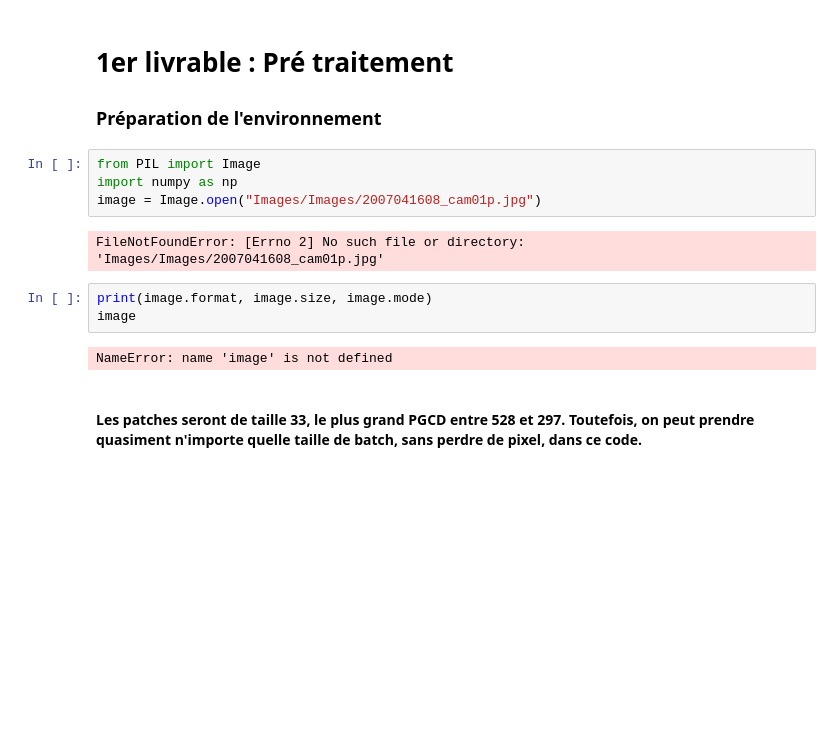
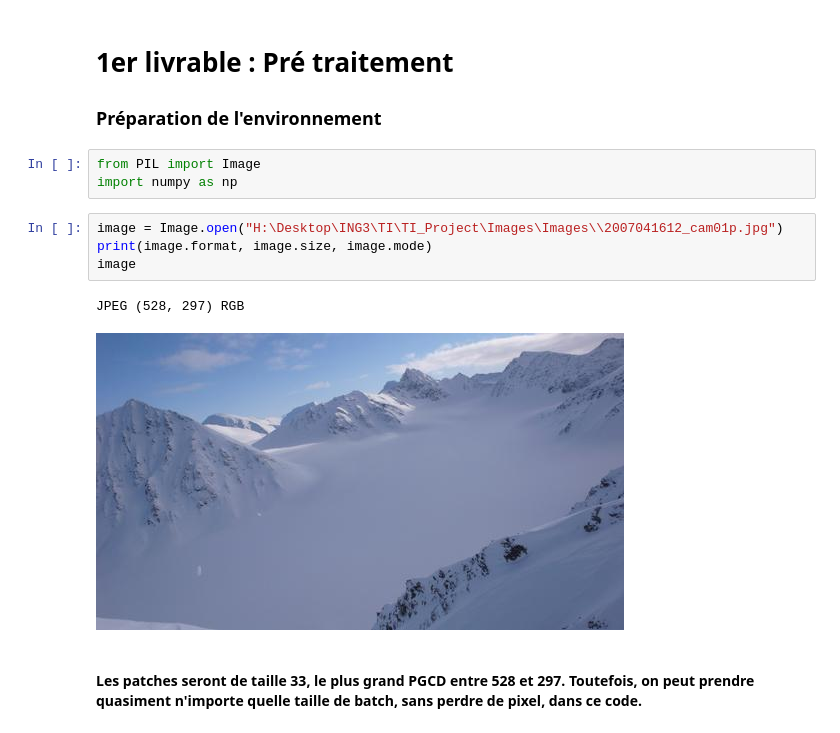
Before and after one commit to maitreRi/TI_Project, a Jupyter notebook: Livrable_1/livrable_1.ipynb, the cells around one changed output. Drawn from its saved outputs; the diff is of its cells as text; blank space fills up the shorter version.

```diff
--- a/Livrable_1/livrable_1.ipynb
+++ b/Livrable_1/livrable_1.ipynb
@@ -4,14 +4,13 @@
 # %%
 from PIL import Image
 import numpy as np
-image = Image.open("Images/Images/2007041608_cam01p.jpg")
-# %% [output]
-FileNotFoundError: [Errno 2] No such file or directory: 'Images/Images/2007041608_cam01p.jpg'
 # %%
+image = Image.open("H:\Desktop\ING3\TI\TI_Project\Images\Images\\2007041612_cam01p.jpg")
 print(image.format, image.size, image.mode)
 image
 # %% [output]
-NameError: name 'image' is not defined
+JPEG (528, 297) RGB
+[figure, added]
 # %% [markdown]
 #### Les patches seront de taille 33, le plus grand PGCD entre 528 et 297. Toutefois, on peut prendre quasiment n'importe quelle taille de batch, sans perdre de pixel, dans ce code.
 # %%
```
Also changed, not shown: parts of 4 cells of this notebook.
